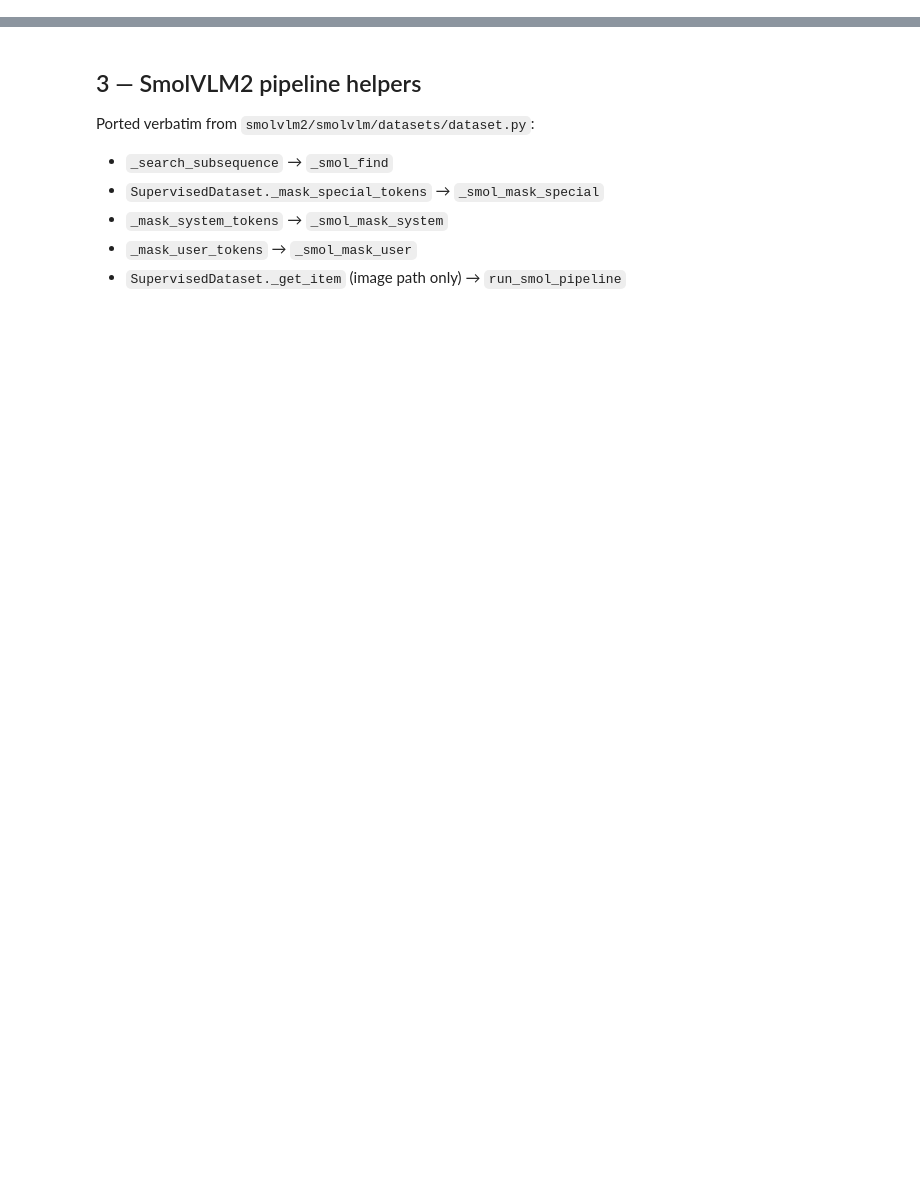
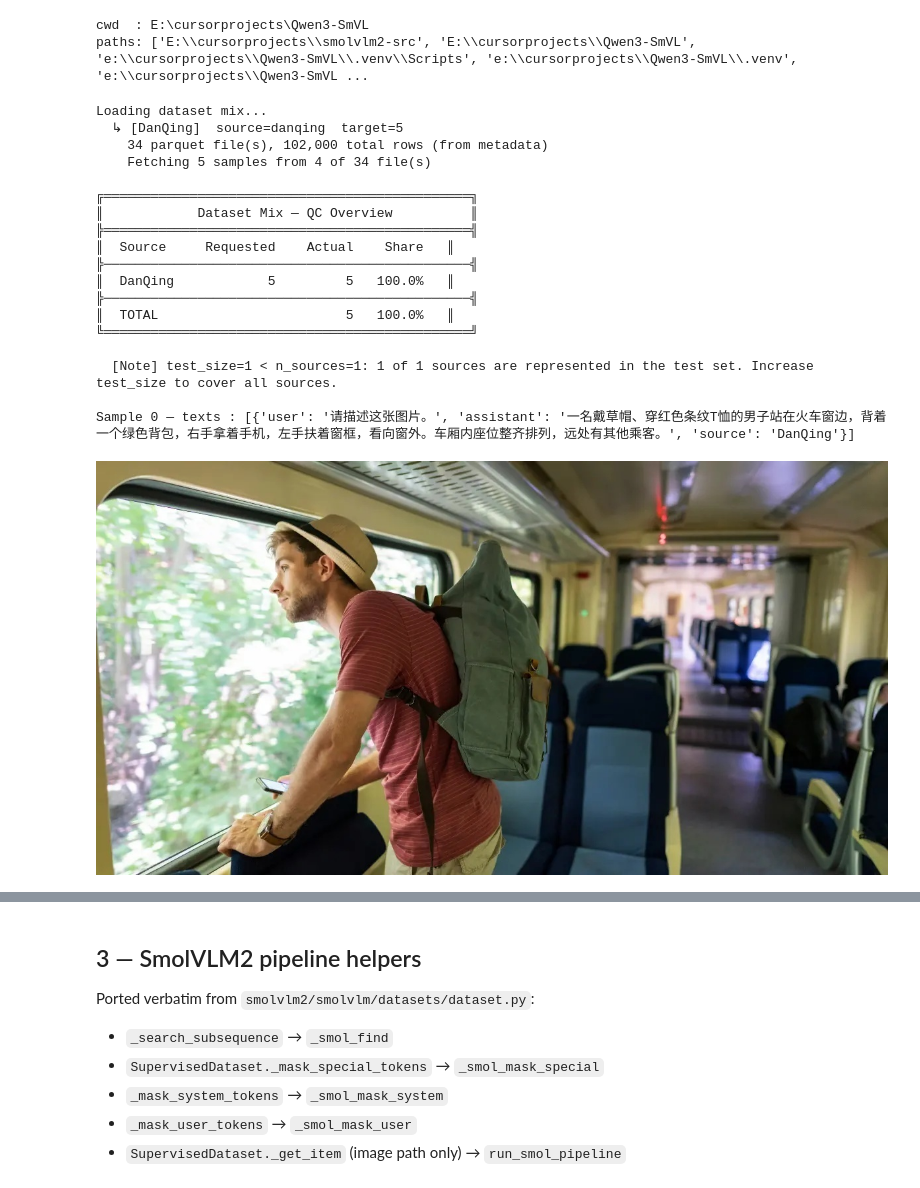
Before and after one commit to Xwu2333/Qwen3-SmVL, a Jupyter notebook: notebooks/qc_collate_pipeline.ipynb, the cells around one changed output, grey strips where cells are left out. Drawn from its saved outputs; the diff is of its cells as text; code cells hidden in the pictures; blank space fills up the shorter version.

Commit message:
update qc notebooks for data collation and loader

```diff
--- a/notebooks/qc_collate_pipeline.ipynb
+++ b/notebooks/qc_collate_pipeline.ipynb
@@ -18,8 +18,8 @@ Apple-to-apple comparison of the two preprocessing pipelines on **DanQing** samp
 # %%
 import sys, os
 
-QWEN_ROOT = r"D:\cursorprojects\Qwen3-SmVL"
-SMOL_ROOT = r"D:\cursorprojects\smolvlm2"
+QWEN_ROOT = r"E:\cursorprojects\Qwen3-SmVL"
+SMOL_ROOT = r"E:\cursorprojects\smolvlm2-src"
 
 for p in [QWEN_ROOT, SMOL_ROOT]:
     if p not in sys.path:
@@ -29,23 +29,48 @@ for p in [QWEN_ROOT, SMOL_ROOT]:
 os.chdir(QWEN_ROOT)
 print("cwd  :", os.getcwd())
 print("paths:", [p for p in sys.path if "cursorprojects" in p])
+# %% [output]
+cwd  : E:\cursorprojects\Qwen3-SmVL
+paths: ['E:\\cursorprojects\\smolvlm2-src', 'E:\\cursorprojects\\Qwen3-SmVL', 'e:\\cursorprojects\\Qwen3-SmVL\\.venv\\Scripts', 'e:\\cursorprojects\\Qwen3-SmVL\\.venv', 'e:\\cursorprojects\\Qwen3-SmVL ...
 # %%
 ## 1 — Load DanQing samples
 # %%
 from train import load_mixed_data_v2
 
-DANQING_PATH = r"D:\cursorprojects\Qwen3-SmVL\data\DanQing\data"
+DANQING_PATH = r"E:\cursorprojects\Qwen3-SmVL\data\DanQing\data\*.parquet"
 N_SAMPLES    = 5
 
 ds = load_mixed_data_v2(
     [{"path": DANQING_PATH, "label": "DanQing", "source": "danqing", "count": N_SAMPLES}],
     seed=42,
+    test_size=1,   # default 64 would consume all samples when N_SAMPLES is small
 )
-print(f"Loaded {len(ds)} samples  |  columns: {ds.column_names}")
+train_ds = ds["train"]
+print(f"Loaded {len(train_ds)} train samples  |  columns: {train_ds.column_names}")
 
-ex0 = ds[0]
+ex0 = train_ds[0]
 print("\nSample 0 — texts :", ex0["texts"])
-print("Sample 0 — image  :", type(ex0["images"][0]))
+display(ex0["images"][0])
+# %% [output]
+Loading dataset mix...
+  ↳ [DanQing]  source=danqing  target=5
+    34 parquet file(s), 102,000 total rows (from metadata)
+    Fetching 5 samples from 4 of 34 file(s)
+
+╔═══════════════════════════════════════════════╗
+║            Dataset Mix — QC Overview          ║
+╠═══════════════════════════════════════════════╣
+║  Source     Requested    Actual    Share   ║
+╠───────────────────────────────────────────────╣
+║  DanQing            5         5   100.0%   ║
+╠───────────────────────────────────────────────╣
+║  TOTAL                        5   100.0%   ║
+╚═══════════════════════════════════════════════╝
+
+  [Note] test_size=1 < n_sources=1: 1 of 1 sources are represented in the test set. Increase test_size to cover all sources.
+
+Sample 0 — texts : [{'user': '请描述这张图片。', 'assistant': '一名戴草帽、穿红色条纹T恤的男子站在火车窗边，背着一个绿色背包，右手拿着手机，左手扶着窗框，看向窗外。车厢内座位整齐排列，远处有其他乘客。', 'source': 'DanQing'}]
+[figure, added]
 # %%
 ## 2 — Load processors
 # %%
```
Also changed, not shown: parts of 22 cells of this notebook, 1 other file.
